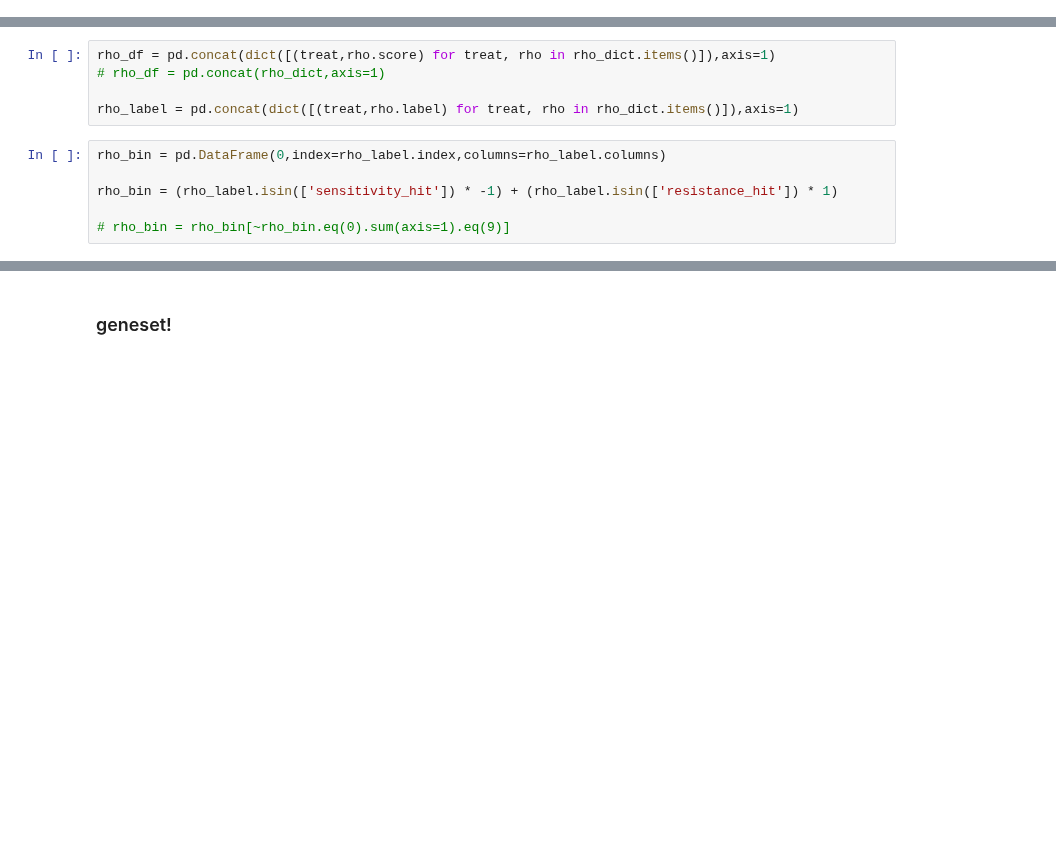
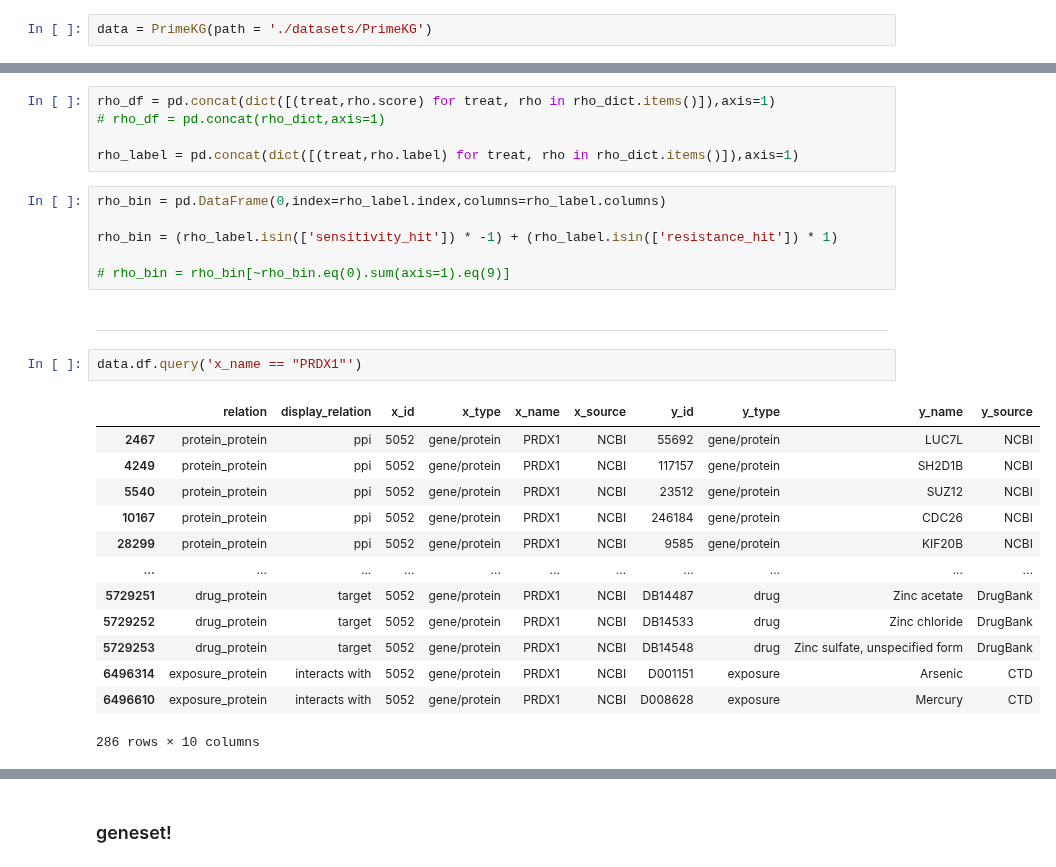
Before and after one commit to abearab/DDRi-screens, a Jupyter notebook: 3-graph-representation.ipynb, the cells around one changed output, grey strips where cells are left out. Saved outputs shown, nothing was run; the diff lists cells and outputs as text; blank space fills up the shorter version.

```diff
--- a/3-graph-representation.ipynb
+++ b/3-graph-representation.ipynb
@@ -144,0 +169,2 @@ def plot_graph(G, geneset=None, geneset2=None, layout="kk", b1=500, b2=500):
+# %%
+data = PrimeKG(path = './datasets/PrimeKG')
@@ -186,3 +354,21 @@ rho_bin = pd.DataFrame(0,index=rho_label.index,columns=rho_label.columns)
 rho_bin = (rho_label.isin(['sensitivity_hit']) * -1) + (rho_label.isin(['resistance_hit']) * 1)
 
 # rho_bin = rho_bin[~rho_bin.eq(0).sum(axis=1).eq(9)]
+# %% [markdown]
+___
+# %%
+data.df.query('x_name == "PRDX1"')
+# %% [output]
+|  | relation | display_relation | x_id | x_type | x_name | x_source | y_id | y_type | y_name | y_source |
+| 2467 | protein_protein | ppi | 5052 | gene/protein | PRDX1 | NCBI | 55692 | gene/protein | LUC7L | NCBI |
+| 4249 | protein_protein | ppi | 5052 | gene/protein | PRDX1 | NCBI | 117157 | gene/protein | SH2D1B | NCBI |
+| 5540 | protein_protein | ppi | 5052 | gene/protein | PRDX1 | NCBI | 23512 | gene/protein | SUZ12 | NCBI |
+| 10167 | protein_protein | ppi | 5052 | gene/protein | PRDX1 | NCBI | 246184 | gene/protein | CDC26 | NCBI |
+| 28299 | protein_protein | ppi | 5052 | gene/protein | PRDX1 | NCBI | 9585 | gene/protein | KIF20B | NCBI |
+| ... | ... | ... | ... | ... | ... | ... | ... | ... | ... | ... |
+| 5729251 | drug_protein | target | 5052 | gene/protein | PRDX1 | NCBI | DB14487 | drug | Zinc acetate | DrugBank |
+| 5729252 | drug_protein | target | 5052 | gene/protein | PRDX1 | NCBI | DB14533 | drug | Zinc chloride | DrugBank |
+| 5729253 | drug_protein | target | 5052 | gene/protein | PRDX1 | NCBI | DB14548 | drug | Zinc sulfate, unspecified form | DrugBank |
+| 6496314 | exposure_protein | interacts with | 5052 | gene/protein | PRDX1 | NCBI | D001151 | exposure | Arsenic | CTD |
+| 6496610 | exposure_protein | interacts with | 5052 | gene/protein | PRDX1 | NCBI | D008628 | exposure | Mercury | CTD |
+286 rows × 10 columns
```
Also changed, not shown: parts of 57 cells of this notebook.
